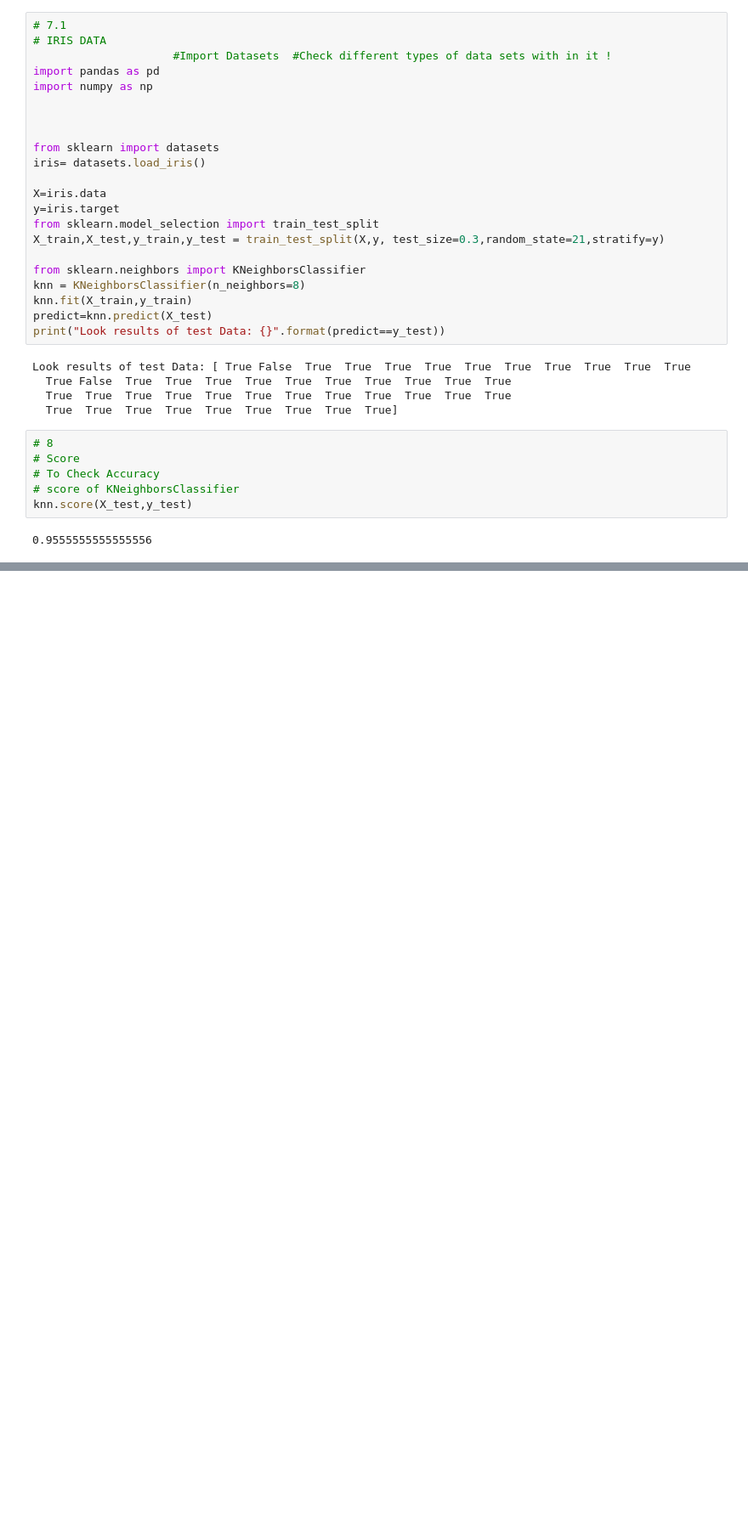
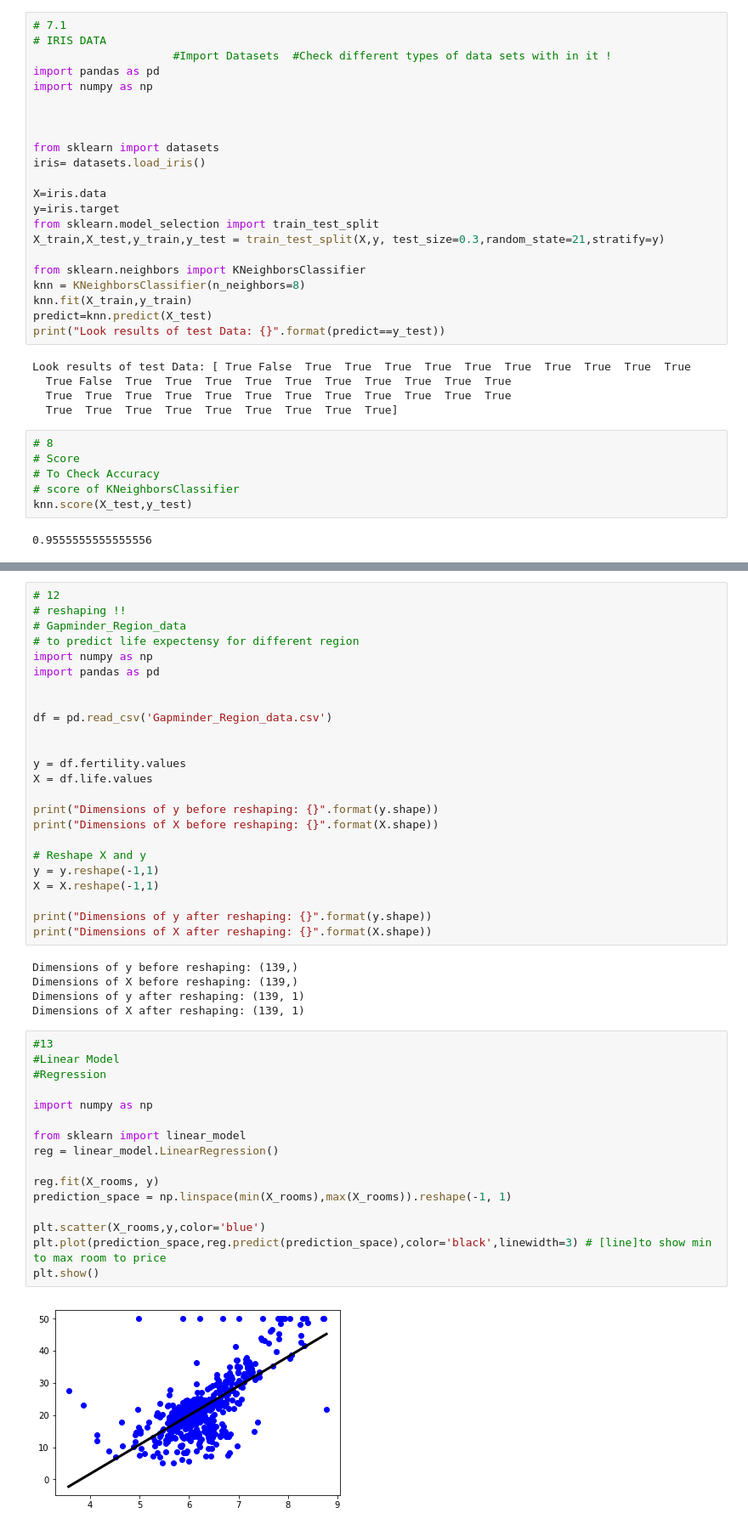
Before and after one commit to 201511608/Anaconda, a Jupyter notebook: MachineLearning_Supervised.ipynb, the cells around one changed output, grey strips where cells are left out. Shown: that part at 85% size. Drawn from its saved outputs; the diff is of its cells as text; blank space fills up the shorter version.

```diff
--- a/MachineLearning_Supervised.ipynb
+++ b/MachineLearning_Supervised.ipynb
@@ -368,0 +498,47 @@ knn.score(X_test,y_test)
+# %%
+# 12
+# reshaping !!
+# Gapminder_Region_data
+# to predict life expectensy for different region
+import numpy as np
+import pandas as pd
+
+
+df = pd.read_csv('Gapminder_Region_data.csv')
+
+
+y = df.fertility.values
+X = df.life.values
+
+print("Dimensions of y before reshaping: {}".format(y.shape))
+print("Dimensions of X before reshaping: {}".format(X.shape))
+
+# Reshape X and y
+y = y.reshape(-1,1)
+X = X.reshape(-1,1)
+
+print("Dimensions of y after reshaping: {}".format(y.shape))
+print("Dimensions of X after reshaping: {}".format(X.shape))
+# %% [output]
+Dimensions of y before reshaping: (139,)
+Dimensions of X before reshaping: (139,)
+Dimensions of y after reshaping: (139, 1)
+Dimensions of X after reshaping: (139, 1)
+# %%
+#13
+#Linear Model
+#Regression
+
+import numpy as np
+
+from sklearn import linear_model
+reg = linear_model.LinearRegression()
+
+reg.fit(X_rooms, y)
+prediction_space = np.linspace(min(X_rooms),max(X_rooms)).reshape(-1, 1)
+
+plt.scatter(X_rooms,y,color='blue')
+plt.plot(prediction_space,reg.predict(prediction_space),color='black',linewidth=3) # [line]to show min to max room to price
+plt.show()
+# %% [output]
+[figure, added]
```
Also changed, not shown: parts of 6 cells of this notebook, 2 other files.
